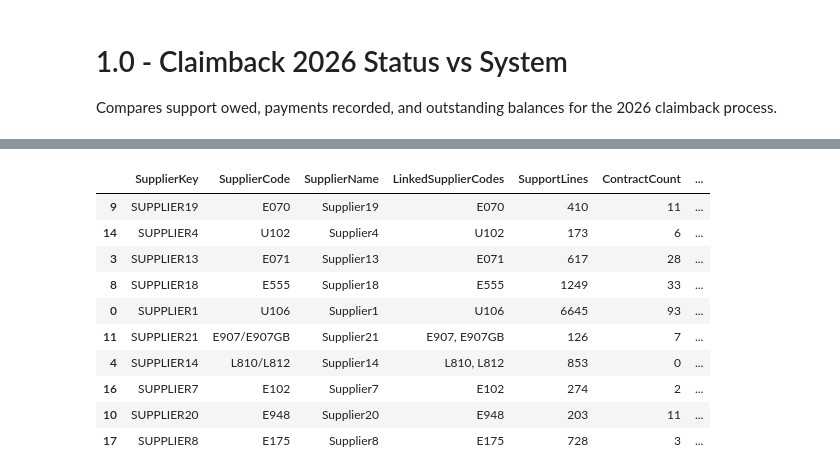
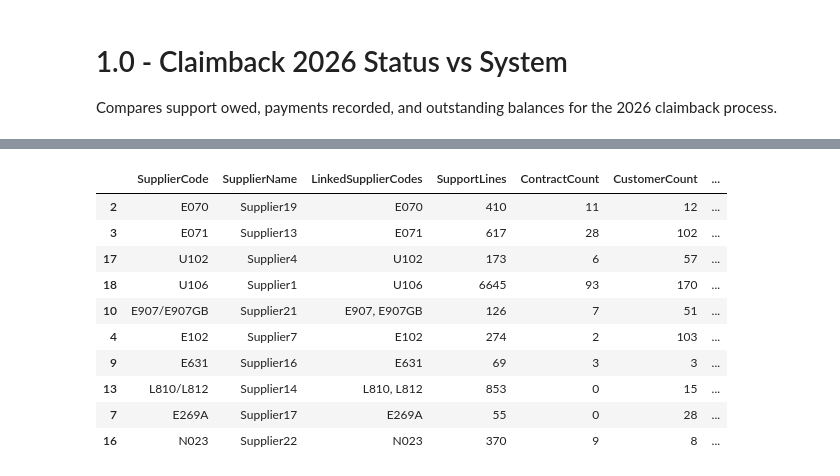
Before and after one commit to Cheaney421/DSA8030, a Jupyter notebook: 1.0 - Claimback 2026 Status vs System.ipynb, the cells around one changed output, grey strips where cells are left out. Saved outputs shown, nothing was run; the diff lists cells and outputs as text; code cells hidden in the pictures.

```diff
--- a/1.0 - Claimback 2026 Status vs System.ipynb
+++ b/1.0 - Claimback 2026 Status vs System.ipynb
@@ -4,6 +4,7 @@
 Compares support owed, payments recorded, and outstanding balances for the 2026 claimback process.
 # %%
 from pathlib import Path
+import re
 import matplotlib.pyplot as plt
 import pandas as pd
 import numpy as np
@@ -51,66 +52,69 @@ def supplier_group_name(code, name):
     return "" if pd.isna(name) else str(name).strip()
 
 
-def supplier_key(series):
-    return series.astype("string").str.strip().str.upper().str.replace(" ", "", regex=False)
+def extract_supplier_code(description):
+    text = "" if pd.isna(description) else str(description).upper()
+    matches = re.findall(r"(?<![A-Z0-9])[A-Z]\d{3}(?:GB)?(?![A-Z0-9])", text)
+    return supplier_group_code(matches[-1]) if matches else ""
 
 
 support = read_cleaned_dataset(SUPPORT_CLEANED_FILE)
-support["Date"] = pd.to_datetime(support["claim_date"] if "claim_date" in support.columns else support["Date"], errors="coerce")
-support["SupplierCode"] = support["Contract_Supplier_Code"].map(supplier_group_code)
-support["SupplierName"] = [supplier_group_name(c, n) for c, n in zip(support["Contract_Supplier_Code"], support["Contract_Supplier_Name"])]
-support["SupplierKey"] = supplier_key(support["SupplierName"])
-support["TotalSupportOwed"] = pd.to_numeric(support["credit_due_value"], errors="coerce").fillna(0)
-support["Month"] = support["Date"].dt.to_period("M").dt.to_timestamp()
-
-support_2026 = support[
+support["Date"] = pd.to_datetime(support["Date"], errors="coerce", dayfirst=True)
+support = support[
     support["Date"].ge(START_DATE)
     & support["Date"].lt(SUPPORT_CUTOFF_DATE)
     & support["SourceTransactionType"].eq("SL/Del")
     & ~support["Contract_Supplier_Code"].isin(EXCLUDED_SUPPLIER_CODES)
 ].copy()
+support["SupplierCode"] = support["Contract_Supplier_Code"].map(supplier_group_code)
+support["SupplierName"] = [supplier_group_name(c, n) for c, n in zip(support["Contract_Supplier_Code"], support["Contract_Supplier_Name"])]
+support["Quantity"] = pd.to_numeric(support["SalesDeliveryNoteLine_Quantity"], errors="coerce")
+support["Quantity"] = support["Quantity"].fillna(pd.to_numeric(support["SalesInvoiceLine_Quantity"], errors="coerce")).fillna(0)
+support["UnitClaimAmount"] = pd.to_numeric(support["UnitClaimAmount"], errors="coerce").fillna(0)
+support["TotalSupportOwed"] = support["UnitClaimAmount"] * support["Quantity"]
+support["Month"] = support["Date"].dt.to_period("M").dt.to_timestamp()
+support_2026 = support.copy()
 
 accounts_raw = read_cleaned_dataset(GL_ACCOUNTS_CLEANED_FILE)
 entries_raw = read_cleaned_dataset(GL_ENTRIES_CLEANED_FILE)
 accounts = pd.DataFrame({
-    "GLAccountCode": accounts_raw.get("gl_account_code", accounts_raw.get("Code")),
-    "GLAccountDescription": accounts_raw.get("gl_account_description", accounts_raw.get("Description")),
-    "SupplierKey": accounts_raw.get("gl_supplier_key", pd.Series(pd.NA, index=accounts_raw.index)),
-    "CurrentBalance": pd.to_numeric(accounts_raw.get("gl_current_balance", accounts_raw.get("CurrentBalance")), errors="coerce"),
+    "GLAccountCode": accounts_raw.get("GL_Account_Code", accounts_raw.get("gl_account_code", accounts_raw.get("Code"))),
+    "GLAccountDescription": accounts_raw.get("Description", accounts_raw.get("gl_account_description")),
+    "CurrentBalance": pd.to_numeric(accounts_raw.get("Current_Balance", accounts_raw.get("gl_current_balance", accounts_raw.get("CurrentBalance"))), errors="coerce"),
 })
 entries = pd.DataFrame({
-    "GLAccountCode": entries_raw.get("gl_account_code", entries_raw.get("GL_Account_Code")),
-    "GLAccountDescription": entries_raw.get("gl_account_description", entries_raw.get("Description")),
-    "SupplierKey": entries_raw.get("gl_supplier_key", pd.Series(pd.NA, index=entries_raw.index)),
-    "LedgerDate": pd.to_datetime(entries_raw.get("gl_entry_line_date", entries_raw.get("Entry_Line_Date")), errors="coerce"),
-    "CreditAmount": pd.to_numeric(entries_raw.get("gl_credit_amount", entries_raw.get("Credit_Amount")), errors="coerce").fillna(0),
+    "GLAccountCode": entries_raw.get("GL_Account_Code", entries_raw.get("gl_account_code")),
+    "Description": entries_raw.get("Description", entries_raw.get("gl_account_description")),
+    "LedgerDate": pd.to_datetime(entries_raw.get("Entry_Line_Date", entries_raw.get("gl_entry_line_date")), errors="coerce"),
+    "CreditAmount": pd.to_numeric(entries_raw.get("Credit_Amount", entries_raw.get("gl_credit_amount")), errors="coerce").fillna(0),
     "RunningBalance": pd.to_numeric(entries_raw.get("Running_Balance"), errors="coerce"),
     "TotalBalance": pd.to_numeric(entries_raw.get("Total_Balance"), errors="coerce"),
 })
+accounts["SupplierCode"] = accounts["GLAccountDescription"].map(extract_supplier_code)
+ledger = entries.merge(accounts[["GLAccountCode", "GLAccountDescription", "SupplierCode"]], on="GLAccountCode", how="left")
+missing = ledger["SupplierCode"].isna() | ledger["SupplierCode"].eq("")
+ledger.loc[missing, "SupplierCode"] = ledger.loc[missing, "Description"].map(extract_supplier_code)
+ledger = ledger[ledger["LedgerDate"].ge(START_DATE) & ledger["LedgerDate"].lt(LEDGER_CUTOFF_DATE)].copy()
+ledger["Month"] = ledger["LedgerDate"].dt.to_period("M").dt.to_timestamp()
 
-supplier_lookup = support_2026[["SupplierKey", "SupplierCode", "SupplierName"]].drop_duplicates("SupplierKey")
-ledger = entries.merge(supplier_lookup, on="SupplierKey", how="left")
-ledger = ledger[ledger["LedgerDate"].ge(START_DATE) & ledger["LedgerDate"].lt(LEDGER_CUTOFF_DATE)].copy()
-
-names = support_2026.groupby("SupplierKey", as_index=False).agg(
-    SupplierCode=("SupplierCode", "first"),
+names = support_2026.groupby("SupplierCode", as_index=False).agg(
     SupplierName=("SupplierName", "first"),
-    LinkedSupplierCodes=("Contract_Supplier_Code", lambda s: ", ".join(sorted(set(s.dropna().astype(str))))),
+    LinkedSupplierCodes=("Contract_Supplier_Code", lambda s: ", ".join(sorted(set(str(x) for x in s.dropna())))),
 )
-owed = support_2026.groupby("SupplierKey", as_index=False).agg(
+owed = support_2026.groupby("SupplierCode", as_index=False).agg(
     SupportLines=("Date", "size"),
     ContractCount=("Contract_D_ContractNumber", "nunique"),
     CustomerCount=("Customer", "nunique"),
     ProductCount=("Product", "nunique"),
     TotalSupportOwed=("TotalSupportOwed", "sum"),
 )
-paid = ledger[ledger["SupplierKey"].notna() & ledger["SupplierKey"].ne("")].groupby("SupplierKey", as_index=False).agg(
+paid = ledger[ledger["SupplierCode"].ne("")].groupby("SupplierCode", as_index=False).agg(
     LedgerPaid=("CreditAmount", "sum"),
     LedgerLines=("LedgerDate", "size"),
     LatestLedgerDate=("LedgerDate", "max"),
 )
 
-supplier_summary = names.merge(owed, on="SupplierKey", how="left").merge(paid, on="SupplierKey", how="left")
+supplier_summary = names.merge(owed, on="SupplierCode", how="left").merge(paid, on="SupplierCode", how="left")
 supplier_summary["LedgerPaid"] = supplier_summary["LedgerPaid"].fillna(0)
 supplier_summary["LedgerLines"] = supplier_summary["LedgerLines"].fillna(0)
 supplier_summary["Outstanding"] = supplier_summary["TotalSupportOwed"] - supplier_summary["LedgerPaid"]
@@ -119,7 +123,7 @@ supplier_summary["SupportOwed"] = supplier_summary["TotalSupportOwed"]
 supplier_summary["PaidPercent"] = supplier_summary["PaidPct"] * 100
 supplier_summary = supplier_summary.sort_values("Outstanding", ascending=False)
 
-ledger_month = ledger.groupby(ledger["LedgerDate"].dt.to_period("M").dt.to_timestamp())["CreditAmount"].sum().rename("LedgerPaid").reset_index().rename(columns={"LedgerDate": "Month"})
+ledger_month = ledger.groupby("Month", as_index=False).agg(LedgerPaid=("CreditAmount", "sum"))
 monthly_summary = support_2026.groupby("Month", as_index=False).agg(TotalSupportOwed=("TotalSupportOwed", "sum")).merge(ledger_month, on="Month", how="outer").fillna(0).sort_values("Month")
 monthly_summary["OutstandingMovement"] = monthly_summary["TotalSupportOwed"] - monthly_summary["LedgerPaid"]
 
@@ -131,6 +135,19 @@ rebate_adjustment = pd.DataFrame([{
     "SupportLines": int(rebate_mask.sum()),
     "SupportValue": float(support_2026.loc[rebate_mask, "TotalSupportOwed"].sum()),
 }])
+supplier_summary_adjusted = supplier_summary.copy()
+adjusted_index = supplier_summary_adjusted["SupplierCode"].eq(REBATE_SUPPLIER_CODE)
+supplier_summary_adjusted.loc[adjusted_index, "TotalSupportOwed"] = supplier_summary_adjusted.loc[adjusted_index, "TotalSupportOwed"] - rebate_adjustment.loc[0, "SupportValue"]
+supplier_summary_adjusted.loc[adjusted_index, "SupportOwed"] = supplier_summary_adjusted.loc[adjusted_index, "TotalSupportOwed"]
+supplier_summary_adjusted.loc[adjusted_index, "Outstanding"] = supplier_summary_adjusted.loc[adjusted_index, "TotalSupportOwed"] - supplier_summary_adjusted.loc[adjusted_index, "LedgerPaid"]
+supplier_summary_adjusted.loc[adjusted_index, "PaidPct"] = supplier_summary_adjusted.loc[adjusted_index, "LedgerPaid"].div(supplier_summary_adjusted.loc[adjusted_index, "TotalSupportOwed"]).where(supplier_summary_adjusted.loc[adjusted_index, "TotalSupportOwed"].ne(0), 0)
+supplier_summary_adjusted["PaidPercent"] = supplier_summary_adjusted["PaidPct"] * 100
+supplier_summary_adjusted = supplier_summary_adjusted.sort_values("Outstanding", ascending=False)
+
+total_support_owed = supplier_summary["TotalSupportOwed"].sum()
+total_ledger_paid = supplier_summary["LedgerPaid"].sum()
+total_outstanding = supplier_summary["Outstanding"].sum()
+total_outstanding_adjusted = supplier_summary_adjusted["Outstanding"].sum()
 
 print("Support rows in report window:", support_2026.shape, "Ledger rows:", ledger.shape)
 display(supplier_summary.head(10))
@@ -141,12 +158,12 @@ Support rows in report window: (11848, 61) Ledger rows: (89, 9)
-|  | SupplierKey | SupplierCode | SupplierName | LinkedSupplierCodes | SupportLines | ContractCount | ... |
-| 9 | SUPPLIER19 | E070 | Supplier19 | E070 | 410 | 11 | ... |
-| 14 | SUPPLIER4 | U102 | Supplier4 | U102 | 173 | 6 | ... |
-| 3 | SUPPLIER13 | E071 | Supplier13 | E071 | 617 | 28 | ... |
-| 8 | SUPPLIER18 | E555 | Supplier18 | E555 | 1249 | 33 | ... |
-| 0 | SUPPLIER1 | U106 | Supplier1 | U106 | 6645 | 93 | ... |
-| 11 | SUPPLIER21 | E907/E907GB | Supplier21 | E907, E907GB | 126 | 7 | ... |
-| 4 | SUPPLIER14 | L810/L812 | Supplier14 | L810, L812 | 853 | 0 | ... |
-| 16 | SUPPLIER7 | E102 | Supplier7 | E102 | 274 | 2 | ... |
-| 10 | SUPPLIER20 | E948 | Supplier20 | E948 | 203 | 11 | ... |
-| 17 | SUPPLIER8 | E175 | Supplier8 | E175 | 728 | 3 | ... |
+|  | SupplierCode | SupplierName | LinkedSupplierCodes | SupportLines | ContractCount | CustomerCount | ... |
+| 2 | E070 | Supplier19 | E070 | 410 | 11 | 12 | ... |
+| 3 | E071 | Supplier13 | E071 | 617 | 28 | 102 | ... |
+| 17 | U102 | Supplier4 | U102 | 173 | 6 | 57 | ... |
+| 18 | U106 | Supplier1 | U106 | 6645 | 93 | 170 | ... |
+| 10 | E907/E907GB | Supplier21 | E907, E907GB | 126 | 7 | 51 | ... |
+| 4 | E102 | Supplier7 | E102 | 274 | 2 | 103 | ... |
+| 9 | E631 | Supplier16 | E631 | 69 | 3 | 3 | ... |
+| 13 | L810/L812 | Supplier14 | L810, L812 | 853 | 0 | 15 | ... |
+| 7 | E269A | Supplier17 | E269A | 55 | 0 | 28 | ... |
+| 16 | N023 | Supplier22 | N023 | 370 | 9 | 8 | ... |
 |  | Month | TotalSupportOwed | LedgerPaid | OutstandingMovement |
```
Also changed, not shown: parts of 3 cells of this notebook, 9 other files.
